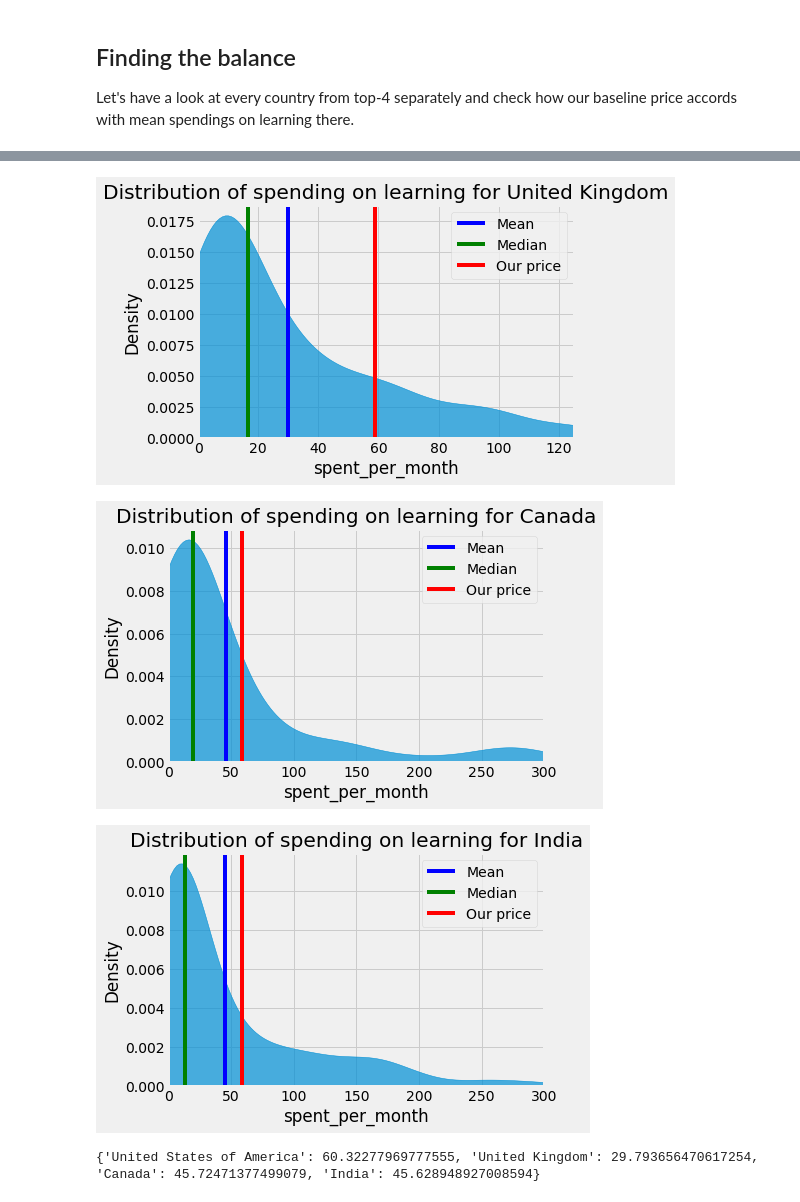
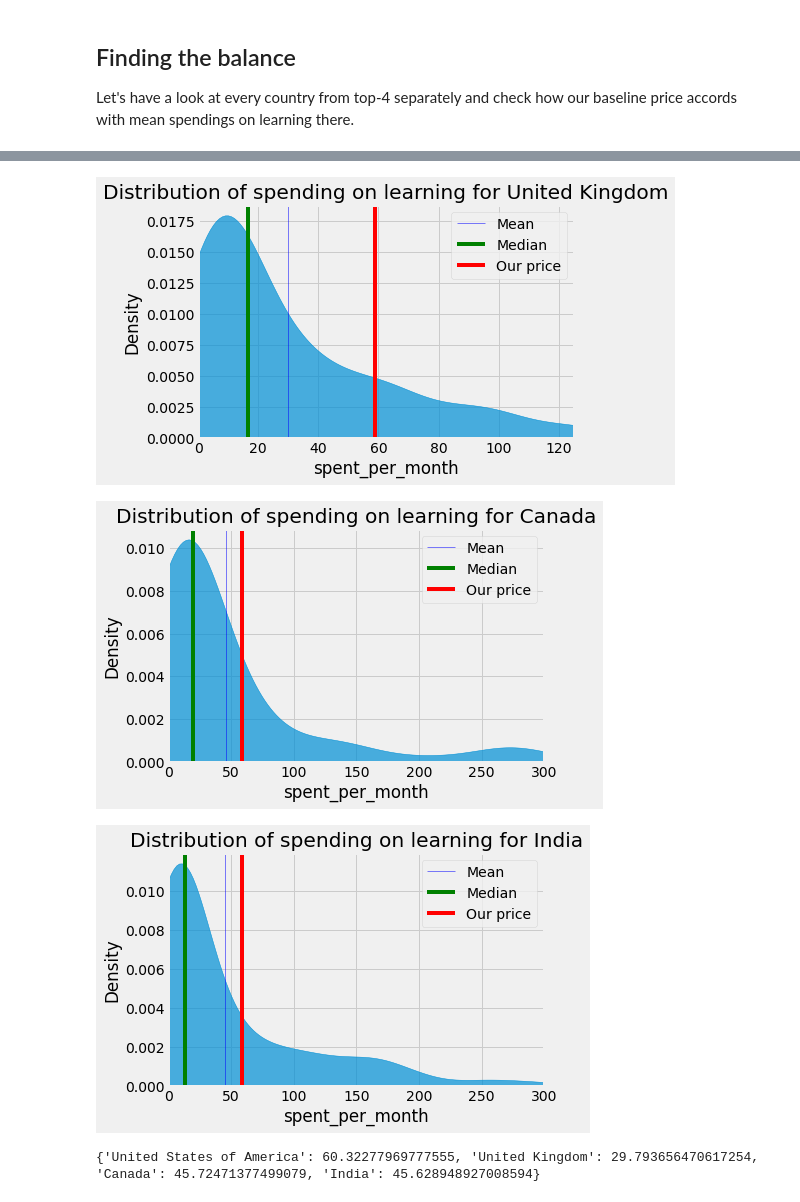
Before and after one commit to kafka-polka-dot/jupyter_projects, a Jupyter notebook: ds_questions/target.ipynb, the cells around one changed output, grey strips where cells are left out. Cells and saved outputs as stored; diff of their text form; code cells hidden in the pictures.

```diff
--- a/ds_questions/target.ipynb
+++ b/ds_questions/target.ipynb
@@ -343,7 +343,7 @@ for c in countries:
     sns.kdeplot(x=no_outliers['spent_per_month'], fill=True, alpha=0.7)
     plt.xlim((0, no_outliers['spent_per_month'].max()))
     plt.title('Distribution of spending on learning for {}'.format(c))
-    plt.axvline(x=no_outliers['spent_per_month'].mean(), label='Mean', color='b')
+    plt.axvline(x=no_outliers['spent_per_month'].mean(), label='Mean', color='b', linewidth=0.5)
 
     # add reference lines
     means[c] = no_outliers['spent_per_month'].mean()
@@ -357,6 +357,6 @@ for c in countries:
-[figure, old version]
+[figure, new version]
-[figure, old version]
+[figure, new version]
-[figure, old version]
+[figure, new version]
 # %%
 print(means)
 # %% [output]
```
Also changed, not shown: parts of 2 cells of this notebook, 1 other file.
